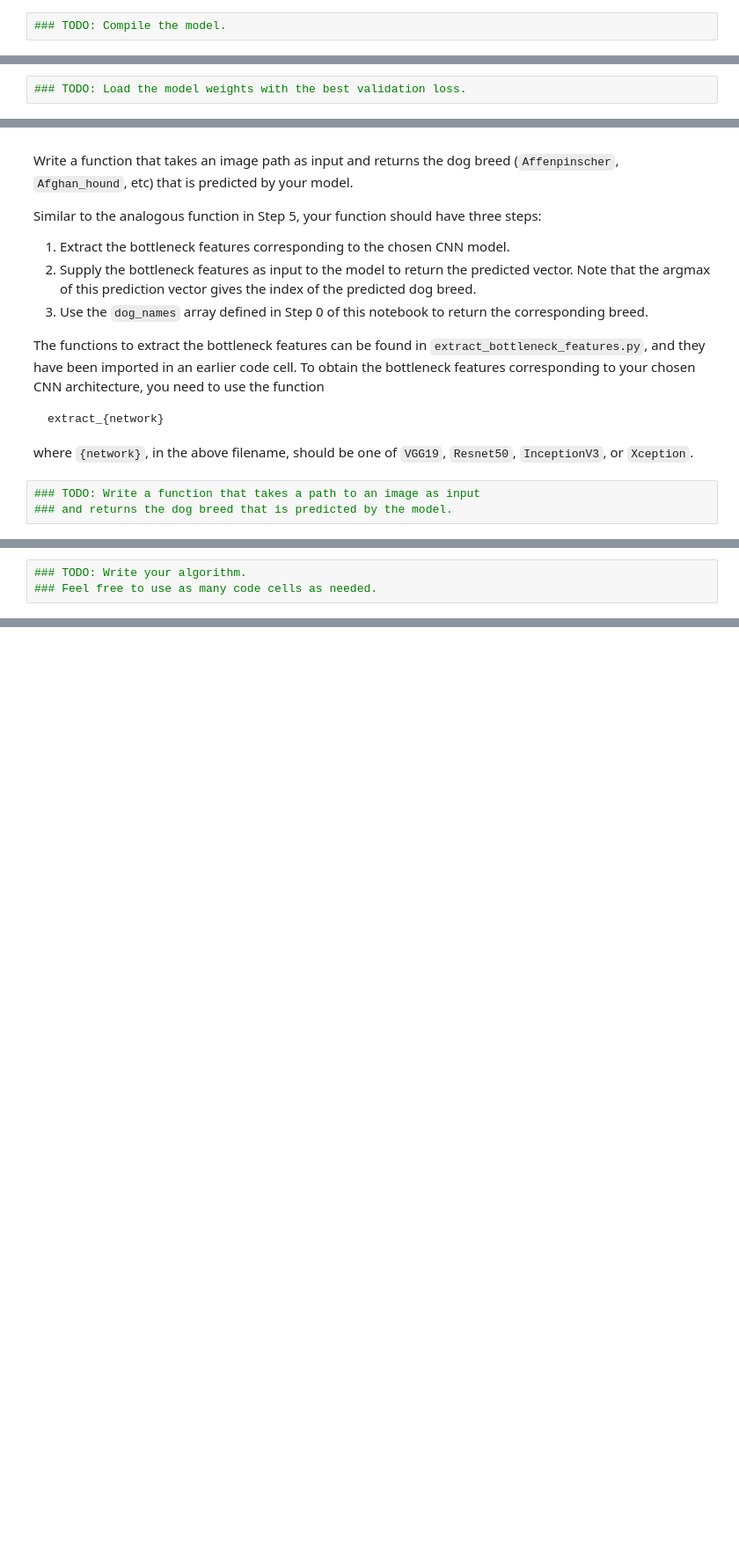
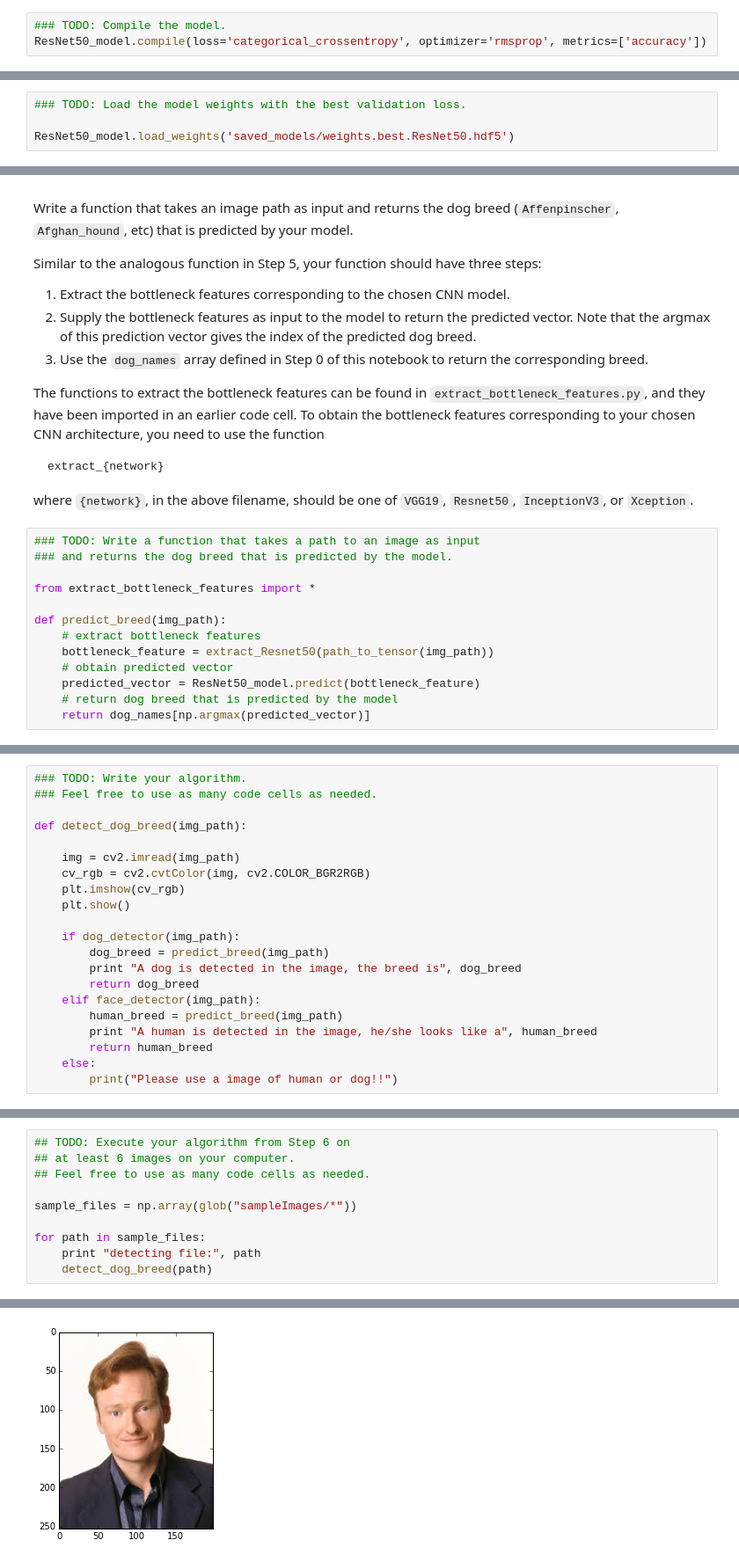
Before and after one commit to hmc-elephant-s17/dog-project, a Jupyter notebook: dog_app.ipynb, the cells around one changed output, grey strips where cells are left out. Shown: that part at 88% size. Cells and saved outputs as stored; diff of their text form; blank space fills up the shorter version.

```diff
--- a/dog_app.ipynb
+++ b/dog_app.ipynb
@@ -520,6 +632,7 @@ __Answer:__
 ### (IMPLEMENTATION) Compile the Model
 # %%
 ### TODO: Compile the model.
+ResNet50_model.compile(loss='categorical_crossentropy', optimizer='rmsprop', metrics=['accuracy'])
 # %% [markdown]
 ### (IMPLEMENTATION) Train the Model
 
@@ -532,6 +671,8 @@ You are welcome to [augment the training data](https://blog.keras.io/building-po
 ### (IMPLEMENTATION) Load the Model with the Best Validation Loss
 # %%
 ### TODO: Load the model weights with the best validation loss.
+
+ResNet50_model.load_weights('saved_models/weights.best.ResNet50.hdf5')
 # %% [markdown]
 ### (IMPLEMENTATION) Test the Model
 
@@ -556,6 +706,16 @@ where `{network}`, in the above filename, should be one of `VGG19`, `Resnet50`,
 # %%
 ### TODO: Write a function that takes a path to an image as input
 ### and returns the dog breed that is predicted by the model.
+
+from extract_bottleneck_features import *
+
+def predict_breed(img_path):
+    # extract bottleneck features
+    bottleneck_feature = extract_Resnet50(path_to_tensor(img_path))
+    # obtain predicted vector
+    predicted_vector = ResNet50_model.predict(bottleneck_feature)
+    # return dog breed that is predicted by the model
+    return dog_names[np.argmax(predicted_vector)]
 # %% [markdown]
 ---
 <a id='step6'></a>
@@ -574,3 +734,24 @@ Some sample output for our algorithm is provided below, but feel free to design
 
 
 ### (IMPLEMENTATION) Write your Algorithm
+# %%
+### TODO: Write your algorithm.
+### Feel free to use as many code cells as needed.
+
+def detect_dog_breed(img_path):
+
+    img = cv2.imread(img_path)
+    cv_rgb = cv2.cvtColor(img, cv2.COLOR_BGR2RGB)
+    plt.imshow(cv_rgb)
+    plt.show()
+
+    if dog_detector(img_path):
+        dog_breed = predict_breed(img_path)
+        print "A dog is detected in the image, the breed is", dog_breed
+        return dog_breed
+    elif face_detector(img_path):
+        human_breed = predict_breed(img_path)
+        print "A human is detected in the image, he/she looks like a", human_breed
+        return human_breed
+    else:
+        print("Please use a image of human or dog!!")
@@ -577,3 +775,11 @@ Some sample output for our algorithm is provided below, but feel free to design
 # %%
-### TODO: Write your algorithm.
-### Feel free to use as many code cells as needed.
+## TODO: Execute your algorithm from Step 6 on
+## at least 6 images on your computer.
+## Feel free to use as many code cells as needed.
+
+sample_files = np.array(glob("sampleImages/*"))
+
+for path in sample_files:
+    print "detecting file:", path
+    detect_dog_breed(path)
+# %% [output]
@@ -579,0 +787 @@ Some sample output for our algorithm is provided below, but feel free to design
+[figure, added]
```
Also changed, not shown: parts of 24 cells of this notebook, 10 other files.
